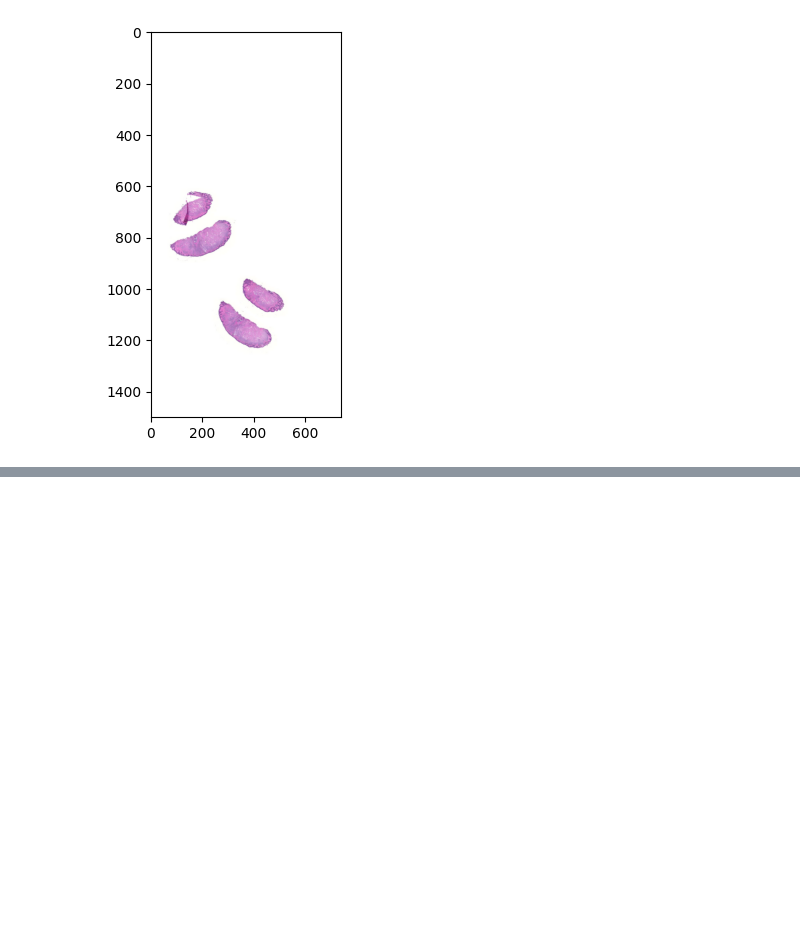
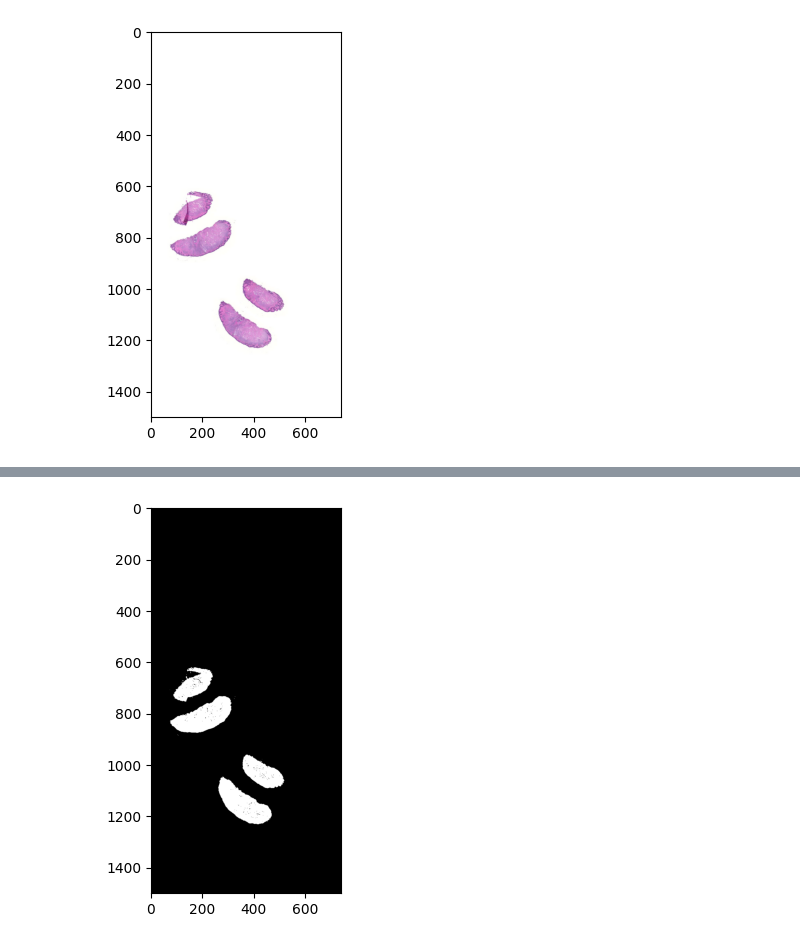
Before and after one commit to PierreCr/Digital-Pathology, a Jupyter notebook: Mini_project_in_computational_pathology.ipynb, the cells around one changed output, grey strips where cells are left out. Saved outputs shown, nothing was run; the diff lists cells and outputs as text; code cells hidden in the pictures; blank space fills up the shorter version.

```diff
--- a/Mini_project_in_computational_pathology.ipynb
+++ b/Mini_project_in_computational_pathology.ipynb
@@ -113,0 +233,17 @@ plt.axis("on");
+# %%
+#10. Simple thresholding.
+
+gray = img.mean(axis=2)
+mask = gray < 220
+plt.figure(figsize=(5, 5))
+plt.imshow(mask, cmap="gray")
+plt.axis("on");
+
+#Experiment with thresholds 180, 200, 220, and 240.
+
+# --
+#Q21. How does changing the threshold affect the mask?
+#Q22. What happens if you choose a threshold that is too low?
+#Q23. What happens if it is too high?
+# %% [output]
+[figure, added]
```
Also changed, not shown: parts of 6 cells of this notebook.
